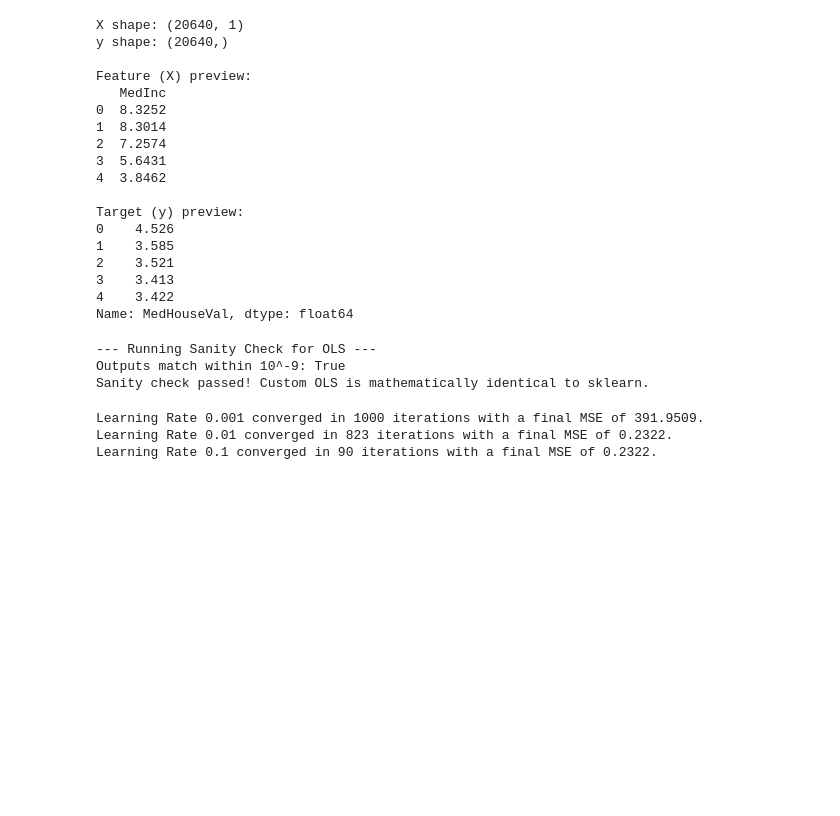
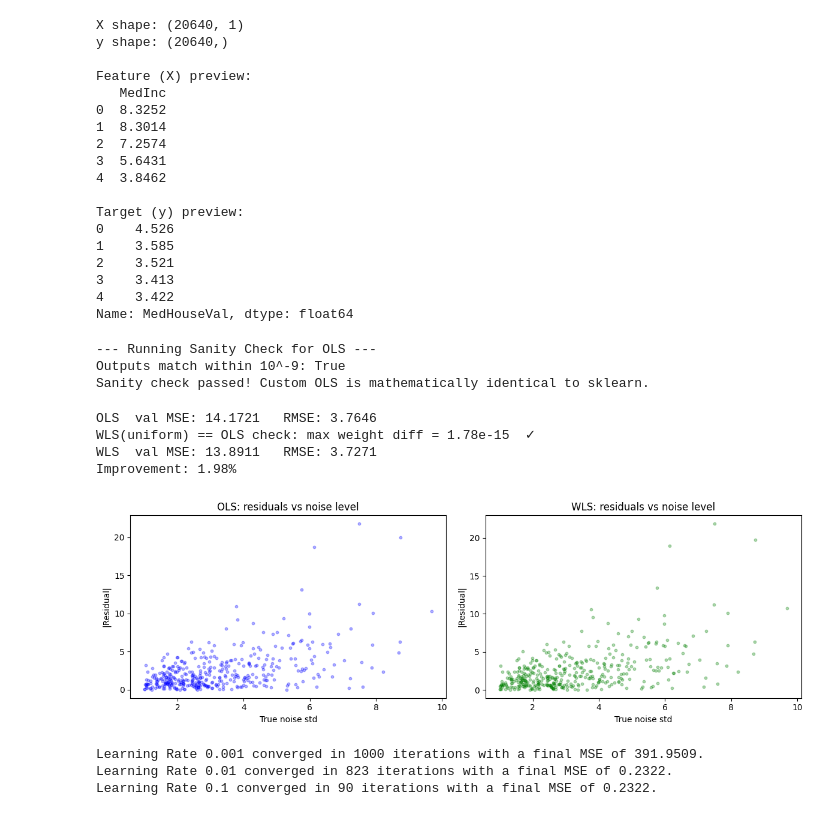
Before and after one commit to emilahmedli5/Linear-Models-Regularization-and-Classification-from-scratch, a Jupyter notebook: notebooks/hw2_analysis.ipynb, the cells around one changed output. Saved outputs shown, nothing was run; the diff lists cells and outputs as text; code cells hidden in the pictures; blank space fills up the shorter version.

```diff
--- a/notebooks/hw2_analysis.ipynb
+++ b/notebooks/hw2_analysis.ipynb
@@ -109,6 +109,74 @@ else:
 --- Running Sanity Check for OLS ---
 Outputs match within 10^-9: True
 Sanity check passed! Custom OLS is mathematically identical to sklearn.
+# %%
+# ============================================================
+# BONUS 1 — Weighted Least Squares
+# ============================================================
+from src.weighted_least_squares import WeightedLeastSquares
+from src.linear_regression import LinearRegression as OLS
+import numpy as np
+import matplotlib.pyplot as plt
+
+# ── Demo: heteroscedastic data (noise grows with X[:,0]) ──
+# This is the classical use-case where WLS is provably optimal (Gauss-Markov).
+np.random.seed(42)
+n = 500
+X_demo = np.random.randn(n, 3)
+noise_std = 1.0 + 3.0 * np.abs(X_demo[:, 0])   # noise proportional to |X_0|
+y_demo = (2 * X_demo[:, 0]
+          - 1.5 * X_demo[:, 1]
+          + 0.5 * X_demo[:, 2]
+          + np.random.randn(n) * noise_std)
+
+from sklearn.model_selection import train_test_split
+from sklearn.metrics import mean_squared_error
+
+X_tr, X_va, y_tr, y_va = train_test_split(X_demo, y_demo, test_size=0.2, random_state=42)
+
+# 1. OLS baseline
+ols = OLS()
+ols.fit(X_tr, y_tr)
+ols_mse = mean_squared_error(y_va, ols.predict(X_va))
+print(f"OLS  val MSE: {ols_mse:.4f}   RMSE: {np.sqrt(ols_mse):.4f}")
+
+# 2. Sanity check: WLS with uniform weights must equal OLS
+wls_uniform = WeightedLeastSquares()
+wls_uniform.fit(X_tr, y_tr)          # no sample_weights → defaults to uniform
+diff = np.max(np.abs(wls_uniform.weights - ols.weights))
+print(f"WLS(uniform) == OLS check: max weight diff = {diff:.2e}  ✓")
+
+# 3. WLS with theoretically correct weights = 1 / noise_variance
+noise_proxy = 1.0 + 3.0 * np.abs(X_tr[:, 0])   # known heteroscedastic structure
+sample_weights = 1.0 / (noise_proxy ** 2)
+sample_weights = sample_weights / sample_weights.mean()  # normalise to mean=1
+
+wls = WeightedLeastSquares()
+wls.fit(X_tr, y_tr, sample_weights=sample_weights)
+wls_mse = mean_squared_error(y_va, wls.predict(X_va))
+print(f"WLS  val MSE: {wls_mse:.4f}   RMSE: {np.sqrt(wls_mse):.4f}")
+pct = 100 * (ols_mse - wls_mse) / ols_mse
+print(f"Improvement: {pct:.2f}%")
+
+# 4. Visualise: residuals vs noise level
+ols_res = np.abs(y_tr - ols.predict(X_tr))
+wls_res = np.abs(y_tr - wls.predict(X_tr))
+fig, axes = plt.subplots(1, 2, figsize=(12, 4))
+axes[0].scatter(noise_proxy, ols_res, alpha=0.3, s=10, color='blue')
+axes[0].set_xlabel('True noise std'); axes[0].set_ylabel('|Residual|')
+axes[0].set_title('OLS: residuals vs noise level')
+axes[1].scatter(noise_proxy, wls_res, alpha=0.3, s=10, color='green')
+axes[1].set_xlabel('True noise std'); axes[1].set_ylabel('|Residual|')
+axes[1].set_title('WLS: residuals vs noise level')
+plt.tight_layout()
+plt.savefig('../figures/Bonus1_WLS_Residuals.pdf', format='pdf', dpi=300, bbox_inches='tight')
+plt.show()
+# %% [output]
+OLS  val MSE: 14.1721   RMSE: 3.7646
+WLS(uniform) == OLS check: max weight diff = 1.78e-15  ✓
+WLS  val MSE: 13.8911   RMSE: 3.7271
+Improvement: 1.98%
+[figure, added]
 # %%
 # ============================================================
 # CELL 6 — Part 4.1.2: Gradient descent experiments
```
Also changed, not shown: parts of 4 cells of this notebook, 12 other files.
